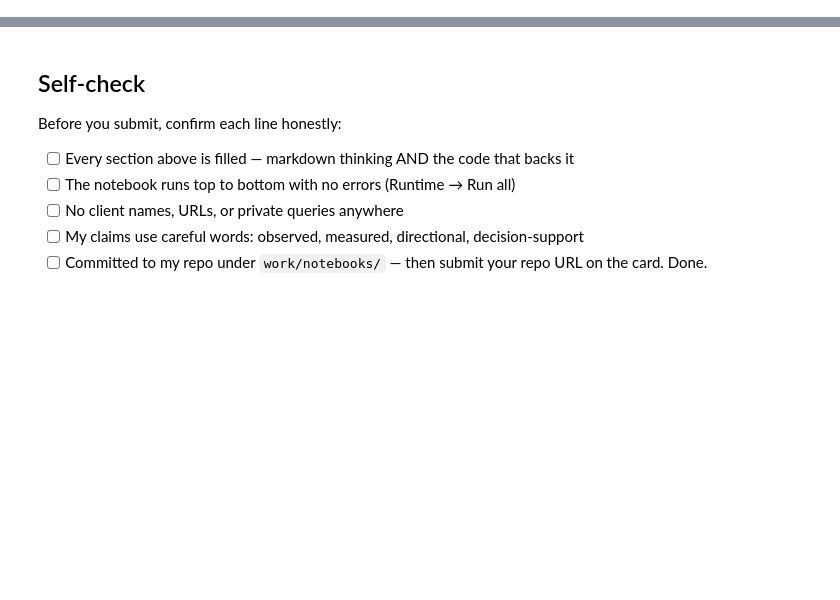
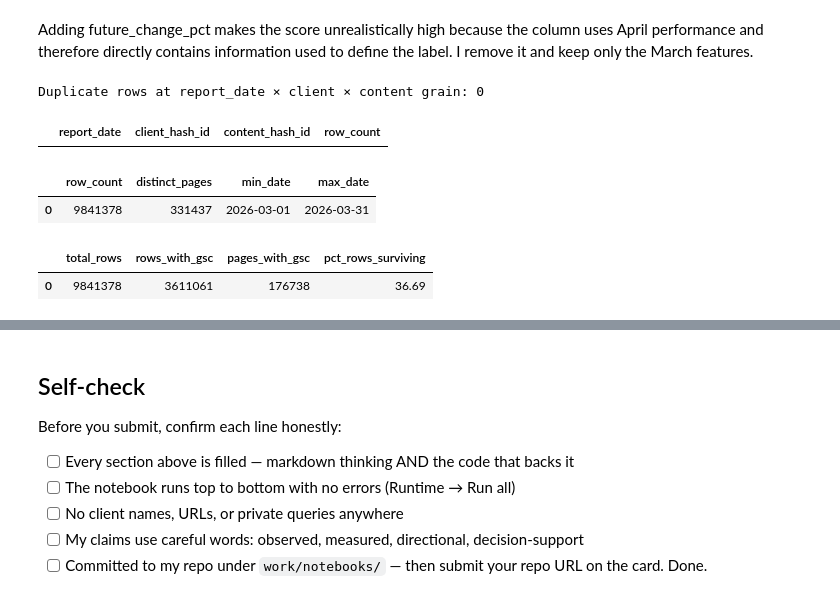
Before and after one commit to ismayilysfli/FlyRank-ml, a Jupyter notebook: work/notebooks/w03_data_contract.ipynb, the cells around one changed output, grey strips where cells are left out. Drawn from its saved outputs; the diff is of its cells as text; code cells hidden in the pictures; blank space fills up the shorter version.

```diff
--- a/work/notebooks/w03_data_contract.ipynb
+++ b/work/notebooks/w03_data_contract.ipynb
@@ -36,0 +231,70 @@ This skeleton is yours to fill. Work the sections **in order** — each one has
+# %% [markdown]
+Adding future_change_pct makes the score unrealistically high because the column uses April performance and therefore directly contains information used to define the label. I remove it and keep only the March features.
+# %%
+# Verification query 1 — grain
+
+grain_check = con.sql(f"""
+    SELECT
+        report_date,
+        client_hash_id,
+        content_hash_id,
+        COUNT(*) AS row_count
+    FROM {MARCH}
+    GROUP BY
+        report_date,
+        client_hash_id,
+        content_hash_id
+    HAVING COUNT(*) > 1
+    LIMIT 10
+""").df()
+
+print("Duplicate rows at report_date × client × content grain:",
+      len(grain_check))
+
+grain_check
+# %% [output]
+Duplicate rows at report_date × client × content grain: 0
+|  | report_date | client_hash_id | content_hash_id | row_count |
+# %%
+# Verification query 2 — slice size and date span
+
+slice_summary = con.sql(f"""
+    SELECT
+        COUNT(*) AS row_count,
+        COUNT(DISTINCT content_hash_id) AS distinct_pages,
+        MIN(report_date) AS min_date,
+        MAX(report_date) AS max_date
+    FROM {MARCH}
+""").df()
+
+slice_summary
+# %% [output]
+|  | row_count | distinct_pages | min_date | max_date |
+| 0 | 9841378 | 331437 | 2026-03-01 | 2026-03-31 |
+# %%
+# Verification query 3 — GSC availability
+
+availability_check = con.sql(f"""
+    WITH all_rows AS (
+        SELECT COUNT(*) AS total_rows
+        FROM {MARCH}
+    ),
+    available_rows AS (
+        SELECT
+            COUNT(*) AS rows_with_gsc,
+            COUNT(DISTINCT content_hash_id) AS pages_with_gsc
+        FROM {MARCH}
+        WHERE gsc_data_available IS TRUE
+    )
+    SELECT
+        total_rows,
+        rows_with_gsc,
+        pages_with_gsc,
+        ROUND(100.0 * rows_with_gsc / total_rows, 2) AS pct_rows_surviving
+    FROM all_rows, available_rows
+""").df()
+
+availability_check
+# %% [output]
+|  | total_rows | rows_with_gsc | pages_with_gsc | pct_rows_surviving |
+| 0 | 9841378 | 3611061 | 176738 | 36.69 |
```
Also changed, not shown: parts of 18 cells of this notebook.
